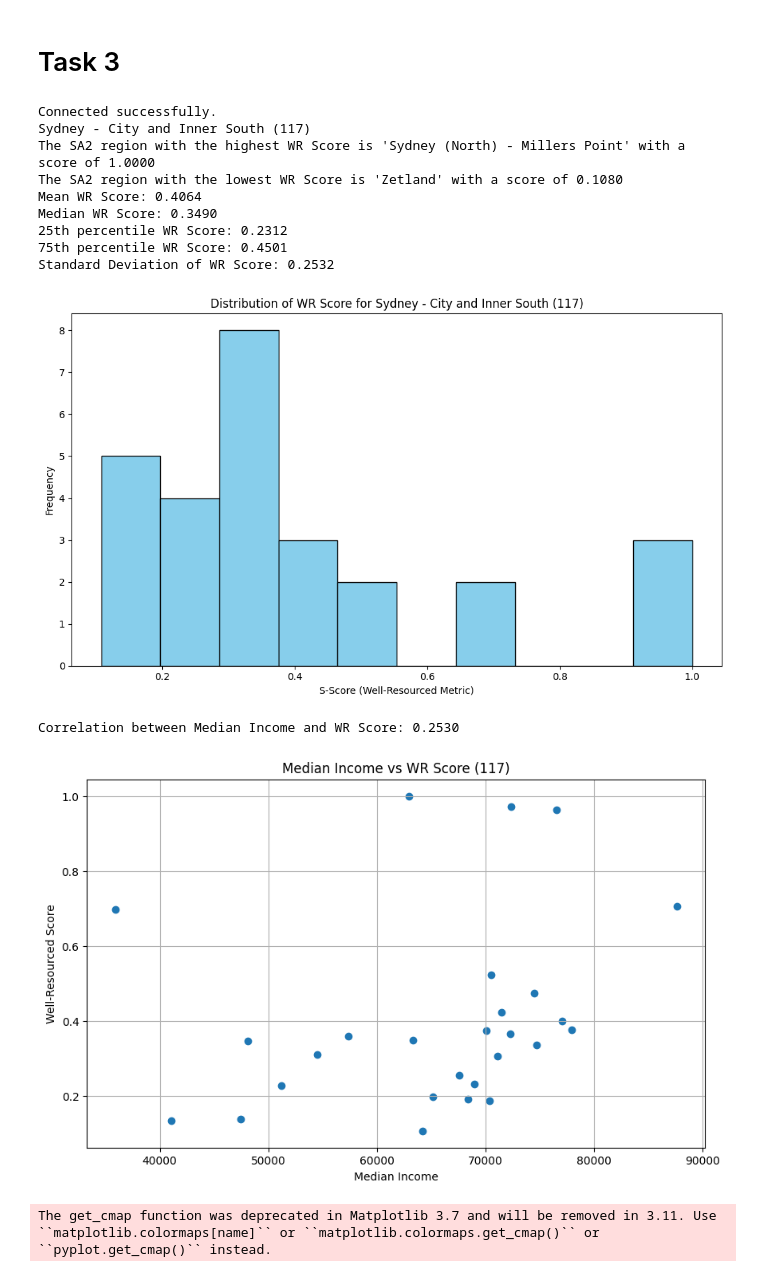
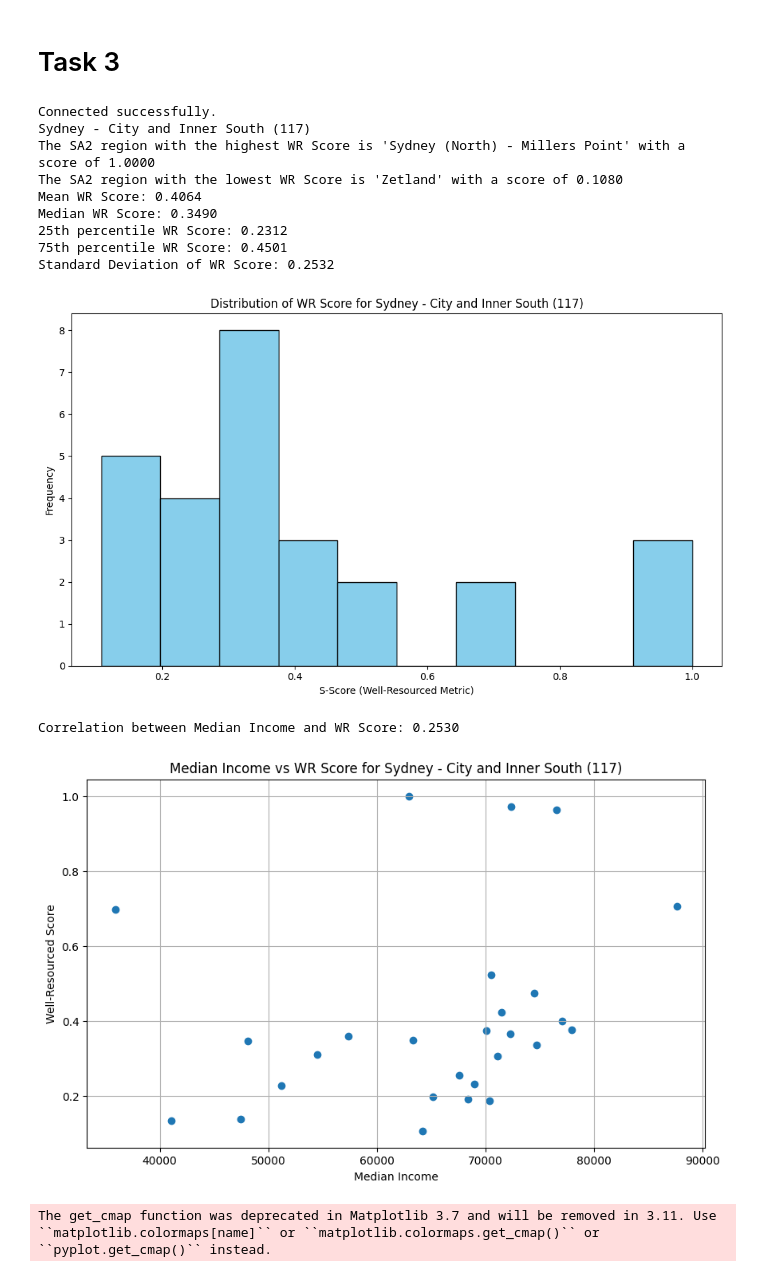
Before and after one commit to fantasticFregata/DATA2001-Assignment, a Jupyter notebook: Assignment.ipynb, the cells around one changed output. Drawn from its saved outputs; the diff is of its cells as text; code cells hidden in the pictures.

Commit message:
Changed graph names again^2

```diff
--- a/Assignment.ipynb
+++ b/Assignment.ipynb
@@ -1236,7 +1236,7 @@ for sa4 in sa4_codes:
     plt.figure(figsize=(10, 6))
     plt.hist(merged_df['s_score'], bins=10, color='skyblue', edgecolor='black')
     plt.title(f'Distribution of WR Score for {sa4_name} ({sa4_code})')
-    plt.xlabel('S-Score (Well-Resourced Metric)')
+    plt.xlabel('Well-Resourced Score')
     plt.ylabel('Frequency')
     plt.tight_layout()
     dist = f"{sa4_code}_distribution.jpg"
@@ -1248,7 +1248,7 @@ for sa4 in sa4_codes:
     plt.scatter(merged_df['median_income'], merged_df['s_score'])
     plt.xlabel('Median Income')
     plt.ylabel('Well-Resourced Score')
-    plt.title(f'Median Income vs WR Score ({sa4_code})')
+    plt.title(f'Median Income vs WR Score for {sa4_name} ({sa4_code})')
     plt.grid(True)
     plot = f"{sa4_code}_plot.jpg"
     plt.savefig(plot)
@@ -1285,34 +1285,34 @@ for sa4 in sa4_codes:
     ax.set_axis_off()
 
     cbar = fig.colorbar(
         cm.ScalarMappable(norm=norm, cmap=cmap),
         ax=ax,
         orientation="horizontal",
         shrink=0.7,
         pad=0.01
     )
     cbar.set_label("Well-Resourced Score")
 
     custom_ticks = np.arange(0.0, 1.1, 0.1)
     cbar.set_ticks(custom_ticks)
     custom_ticklabels = [f"{t:.1f}" for t in custom_ticks]
     cbar.set_ticklabels(custom_ticklabels)
 
     plt.savefig(f'{sa4_code}_map.jpg', dpi=300, bbox_inches='tight')
     plt.show()
 # %% [output]
 Connected successfully.
 Sydney - City and Inner South (117)
 The SA2 region with the highest WR Score is 'Sydney (North) - Millers Point' with a score of 1.0000
 The SA2 region with the lowest WR Score is 'Zetland' with a score of 0.1080
 Mean WR Score: 0.4064
 Median WR Score: 0.3490
 25th percentile WR Score: 0.2312
 75th percentile WR Score: 0.4501
 Standard Deviation of WR Score: 0.2532
 [figure]
 Correlation between Median Income and WR Score: 0.2530
-[figure, old version]
+[figure, new version]
 The get_cmap function was deprecated in Matplotlib 3.7 and will be removed in 3.11. Use ``matplotlib.colormaps[name]`` or ``matplotlib.colormaps.get_cmap()`` or ``pyplot.get_cmap()`` instead.
 [figure]
 Sydney - Inner South West (119)
```
Also changed, not shown: parts of 1 cell of this notebook.
